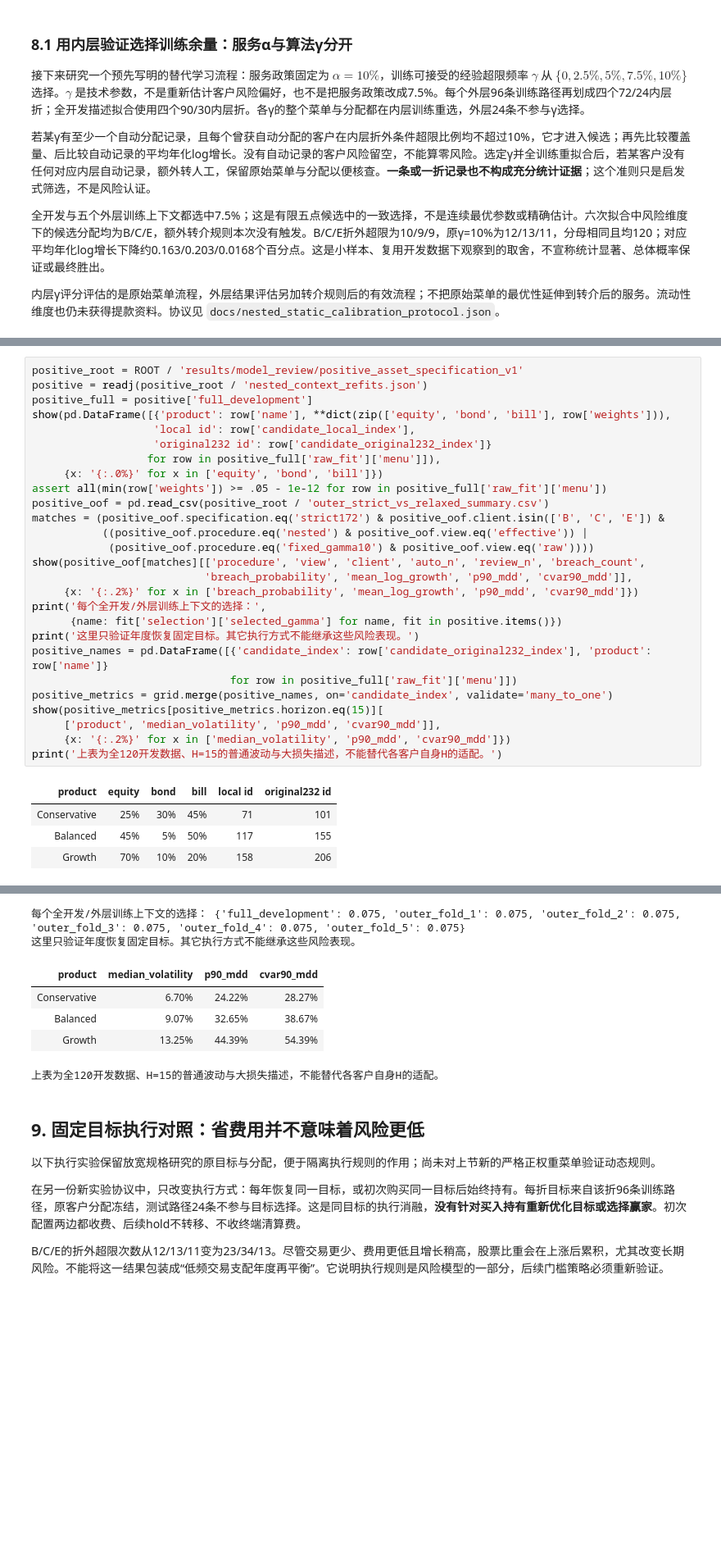
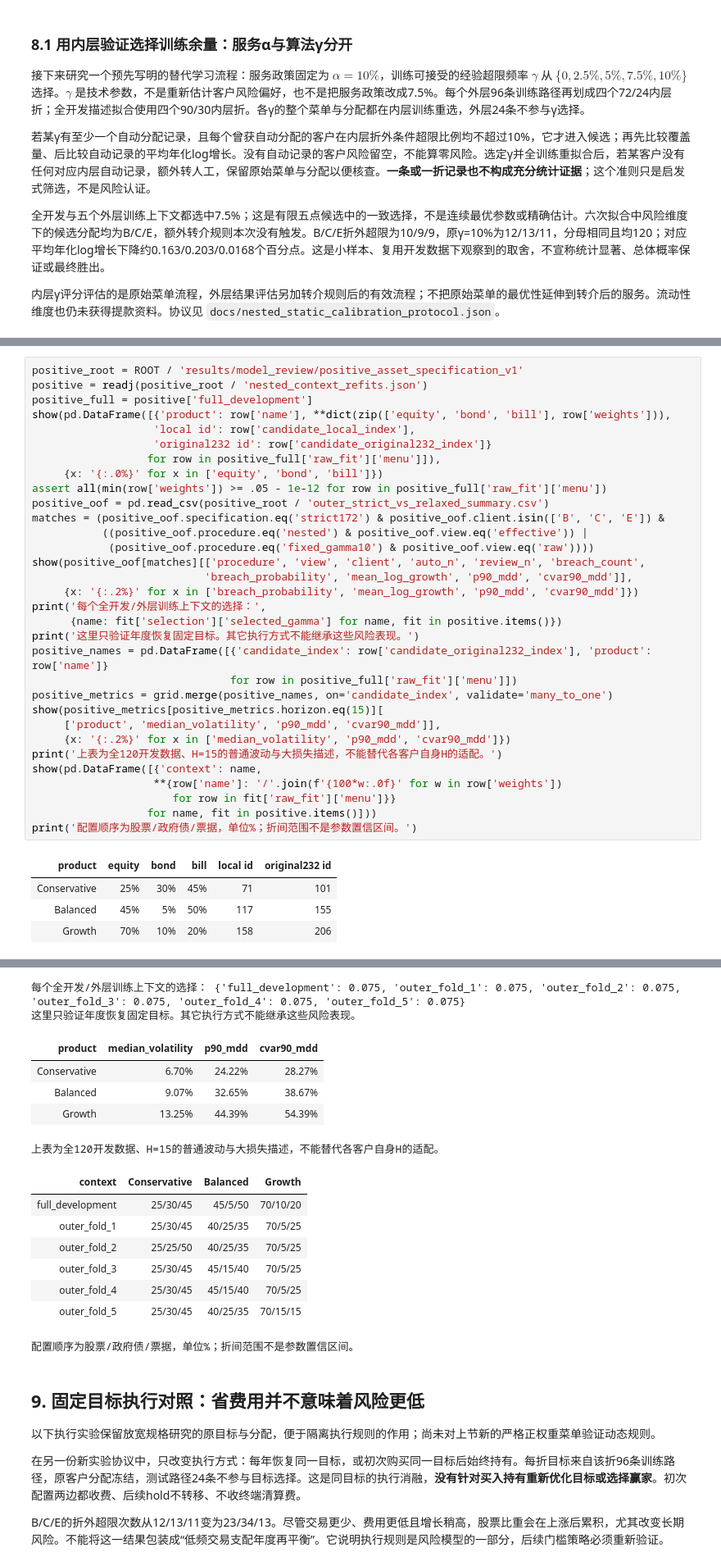
Before and after one commit to Lebmar/GKG-MCM, a Jupyter notebook: notebooks/risk_menu_development.ipynb, the cells around one changed output, grey strips where cells are left out. Shown at 82% size. Cells and saved outputs as stored; diff of their text form; blank space fills up the shorter version.

```diff
--- a/notebooks/risk_menu_development.ipynb
+++ b/notebooks/risk_menu_development.ipynb
@@ -532,33 +534,46 @@ show(positive_oof[matches][['procedure', 'view', 'client', 'auto_n', 'review_n',
      {x: '{:.2%}' for x in ['breach_probability', 'mean_log_growth', 'p90_mdd', 'cvar90_mdd']})
 print('每个全开发/外层训练上下文的选择：',
       {name: fit['selection']['selected_gamma'] for name, fit in positive.items()})
 print('这里只验证年度恢复固定目标。其它执行方式不能继承这些风险表现。')
 positive_names = pd.DataFrame([{'candidate_index': row['candidate_original232_index'], 'product': row['name']}
                                for row in positive_full['raw_fit']['menu']])
 positive_metrics = grid.merge(positive_names, on='candidate_index', validate='many_to_one')
 show(positive_metrics[positive_metrics.horizon.eq(15)][
      ['product', 'median_volatility', 'p90_mdd', 'cvar90_mdd']],
      {x: '{:.2%}' for x in ['median_volatility', 'p90_mdd', 'cvar90_mdd']})
 print('上表为全120开发数据、H=15的普通波动与大损失描述，不能替代各客户自身H的适配。')
+show(pd.DataFrame([{'context': name,
+                   **{row['name']: '/'.join(f'{100*w:.0f}' for w in row['weights'])
+                      for row in fit['raw_fit']['menu']}}
+                  for name, fit in positive.items()]))
+print('配置顺序为股票/政府债/票据，单位%；折间范围不是参数置信区间。')
 # %% [output]
 | product | equity | bond | bill | local id | original232 id |
 | Conservative | 25% | 30% | 45% | 71 | 101 |
 | Balanced | 45% | 5% | 50% | 117 | 155 |
 | Growth | 70% | 10% | 20% | 158 | 206 |
 | procedure | view | client | auto_n | review_n | breach_count | breach_probability | mean_log_growth | p90_mdd | ... |
 | nested | effective | B | 120 | 0 | 9 | 7.50% | 2.86% | 24.22% | ... |
 | nested | effective | C | 120 | 0 | 9 | 7.50% | 3.89% | 38.20% | ... |
 | nested | effective | E | 120 | 0 | 9 | 7.50% | 4.59% | 33.27% | ... |
 | fixed_gamma10 | raw | B | 120 | 0 | 12 | 10.00% | 3.05% | 24.23% | ... |
 | fixed_gamma10 | raw | C | 120 | 0 | 14 | 11.67% | 4.07% | 40.45% | ... |
 | fixed_gamma10 | raw | E | 120 | 0 | 11 | 9.17% | 4.64% | 33.66% | ... |
 每个全开发/外层训练上下文的选择： {'full_development': 0.075, 'outer_fold_1': 0.075, 'outer_fold_2': 0.075, 'outer_fold_3': 0.075, 'outer_fold_4': 0.075, 'outer_fold_5': 0.075}
 这里只验证年度恢复固定目标。其它执行方式不能继承这些风险表现。
 | product | median_volatility | p90_mdd | cvar90_mdd |
 | Conservative | 6.70% | 24.22% | 28.27% |
 | Balanced | 9.07% | 32.65% | 38.67% |
 | Growth | 13.25% | 44.39% | 54.39% |
 上表为全120开发数据、H=15的普通波动与大损失描述，不能替代各客户自身H的适配。
+| context | Conservative | Balanced | Growth |
+| full_development | 25/30/45 | 45/5/50 | 70/10/20 |
+| outer_fold_1 | 25/30/45 | 40/25/35 | 70/5/25 |
+| outer_fold_2 | 25/25/50 | 40/25/35 | 70/5/25 |
+| outer_fold_3 | 25/30/45 | 45/15/40 | 70/5/25 |
+| outer_fold_4 | 25/30/45 | 45/15/40 | 70/5/25 |
+| outer_fold_5 | 25/30/45 | 40/25/35 | 70/15/15 |
+配置顺序为股票/政府债/票据，单位%；折间范围不是参数置信区间。
 # %% [markdown]
 ## 9. 固定目标执行对照：省费用并不意味着风险更低
 
```
Also changed, not shown: parts of 2 cells of this notebook, 6 other files.
